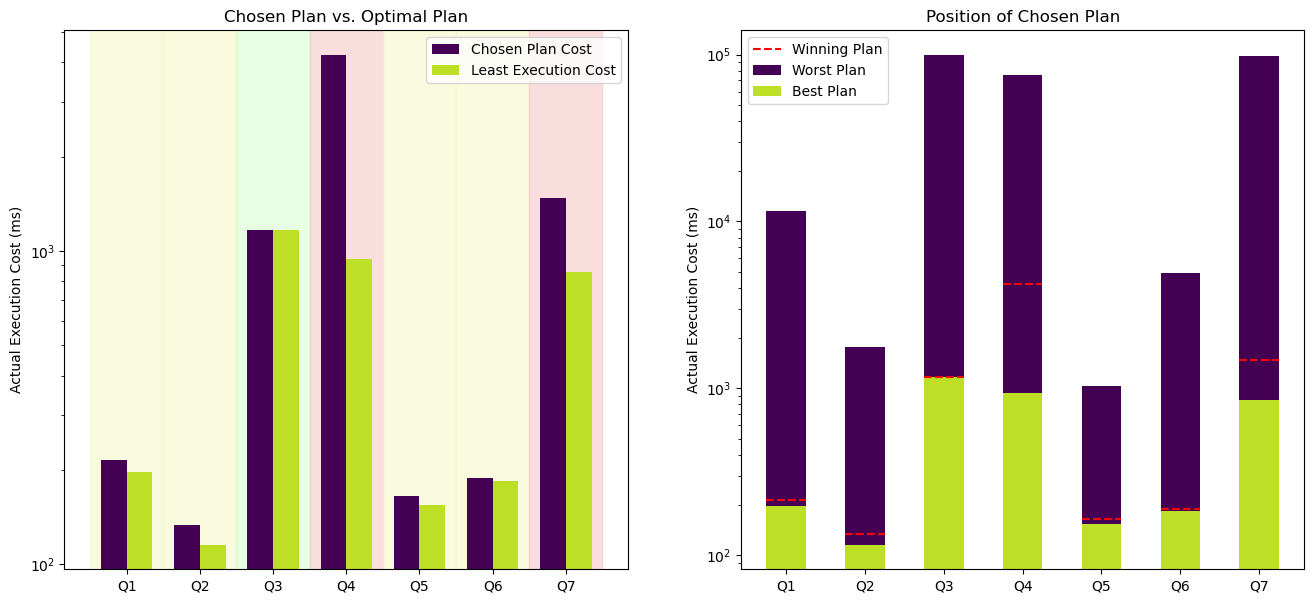
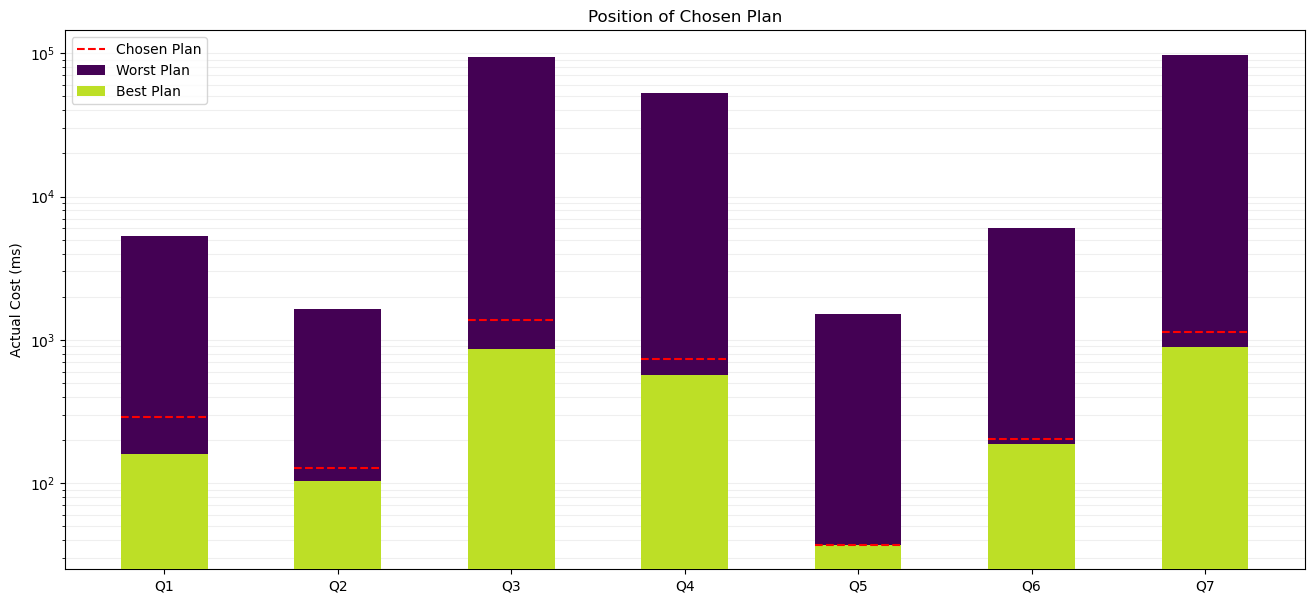
The change to this notebook cell's code, shown as a diff; its figure went from the first image to the second:
--- before
+++ after
@@ -16,5 +16,4 @@
 off_percents = []
 chose_winning = []
-chose_effective = []
 
 for i, entry in enumerate(data):
@@ -33,5 +32,4 @@
     
     chose_winning.append(entry['choseWinningPlan'])
-    chose_effective.append(entry['choseEffectiveWinningPlan'])
 
 # Set up the visualization
@@ -39,29 +37,5 @@
 width = 0.35
 
-fig, (ax1, ax2) = plt.subplots(1, 2, figsize=(16, 7))
-    
-for i in range(len(query_labels)):
-    if chose_winning[i]:
-        color = '#d0ffc7' # Light green for Optimal
-        label_status = "Optimal Choice"
-    elif chose_effective[i]:
-        color = '#f5f7be' # Yellow for Effective but not optimal
-        label_status = "Effective Choice"
-    else:
-        color = '#f7bebe' # Light red for Ineffective
-        label_status = "Sub-optimal Choice"
-    
-    ax1.axvspan(i - 0.5, i + 0.5, color=color, alpha=0.5, zorder=0)
-
-# Plot 1: Cost Comparison
-rects1 = ax1.bar(x - width/2, winning_costs, width, label='Chosen Plan Cost', color=colors[0])
-rects2 = ax1.bar(x + width/2, best_costs, width, label='Least Execution Cost', color=colors[3])
-
-ax1.set_ylabel('Actual Execution Cost (ms)')
-ax1.set_title('Chosen Plan vs. Optimal Plan')
-ax1.set_xticks(x)
-ax1.set_xticks(x, query_labels)
-ax1.legend()
-ax1.set_yscale('log')
+fig, ax = plt.subplots(1, 1, figsize=(16, 7))
 
 # position of winning plan
@@ -82,18 +56,19 @@
             winning.append(measuredResult['actualCost'])
 
-ax2.bar(query_labels, high, bar_width, label='Worst Plan', color=colors[0])
-ax2.bar(query_labels, low, bar_width, label='Best Plan', color=colors[3])
+ax.yaxis.grid(True, which="both", ls="-", alpha=0.2, zorder=1)
+ax.bar(query_labels, high, bar_width, label='Worst Plan', color=colors[0], zorder=2)
+ax.bar(query_labels, low, bar_width, label='Best Plan', color=colors[3], zorder=3)
 
 need_legend = True
 for i in range(len(winning)):
-    legend = 'Winning Plan' if need_legend else None
+    legend = 'Chosen Plan' if need_legend else None
     need_legend = False
-    ax2.hlines(y=winning[i], xmin=i-(bar_width / 2), xmax=i+(bar_width / 2), colors=['red'], linestyles=['dashed'], label=legend)
+    ax.hlines(y=winning[i], xmin=i-(bar_width / 2), xmax=i+(bar_width / 2), colors=['red'], linestyles=['dashed'], label=legend, zorder=4)
 
 
-ax2.set_yscale('log')
-ax2.set_title('Position of Chosen Plan')
-ax2.set_ylabel('Actual Execution Cost (ms)')
-ax2.legend()
+ax.set_yscale('log')
+ax.set_title('Position of Chosen Plan')
+ax.set_ylabel('Actual Cost (ms)')
+ax.legend()
 
 plt.savefig('images/winning/winning_bar.png')

Commit: feat(connector): better postgres estimation